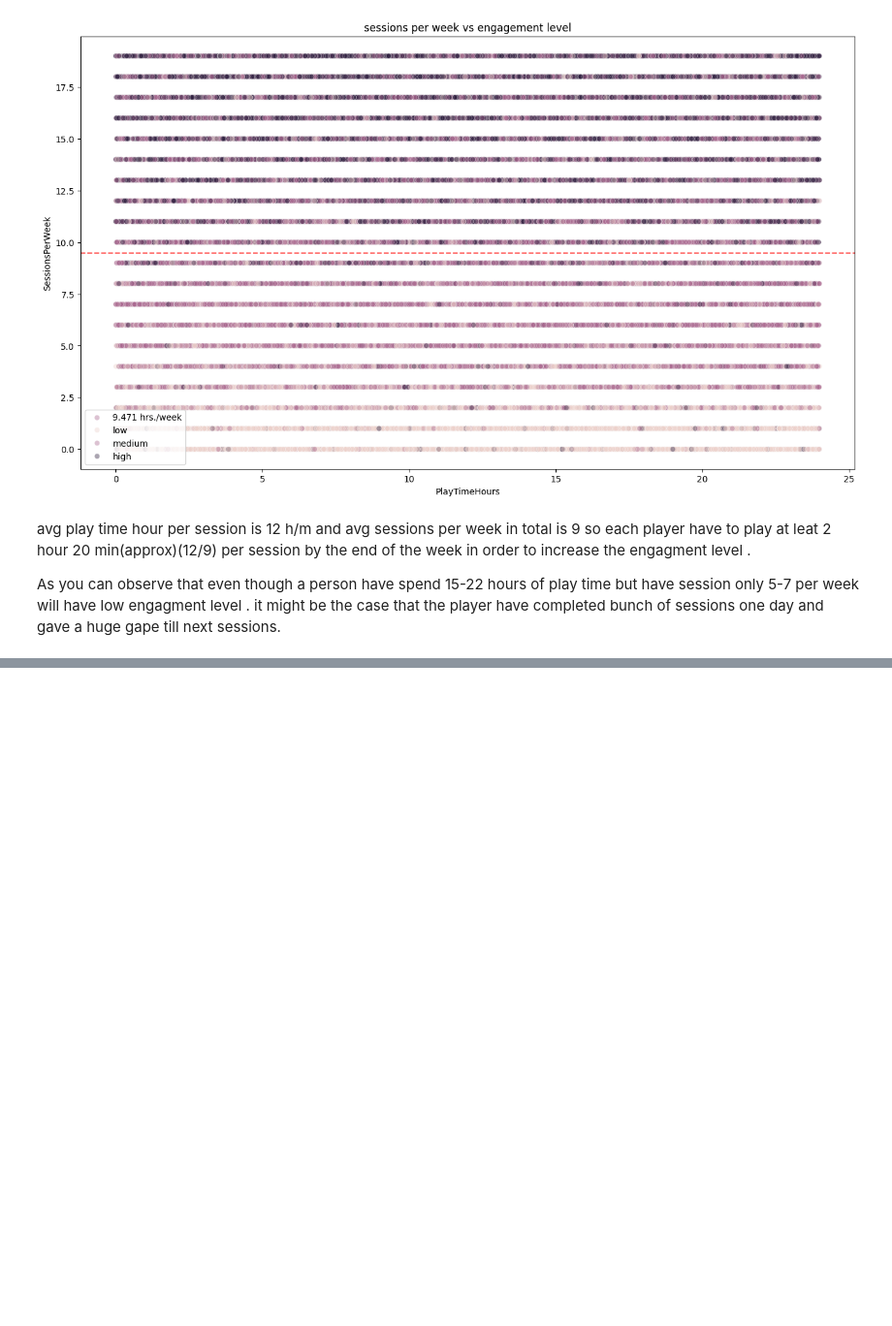
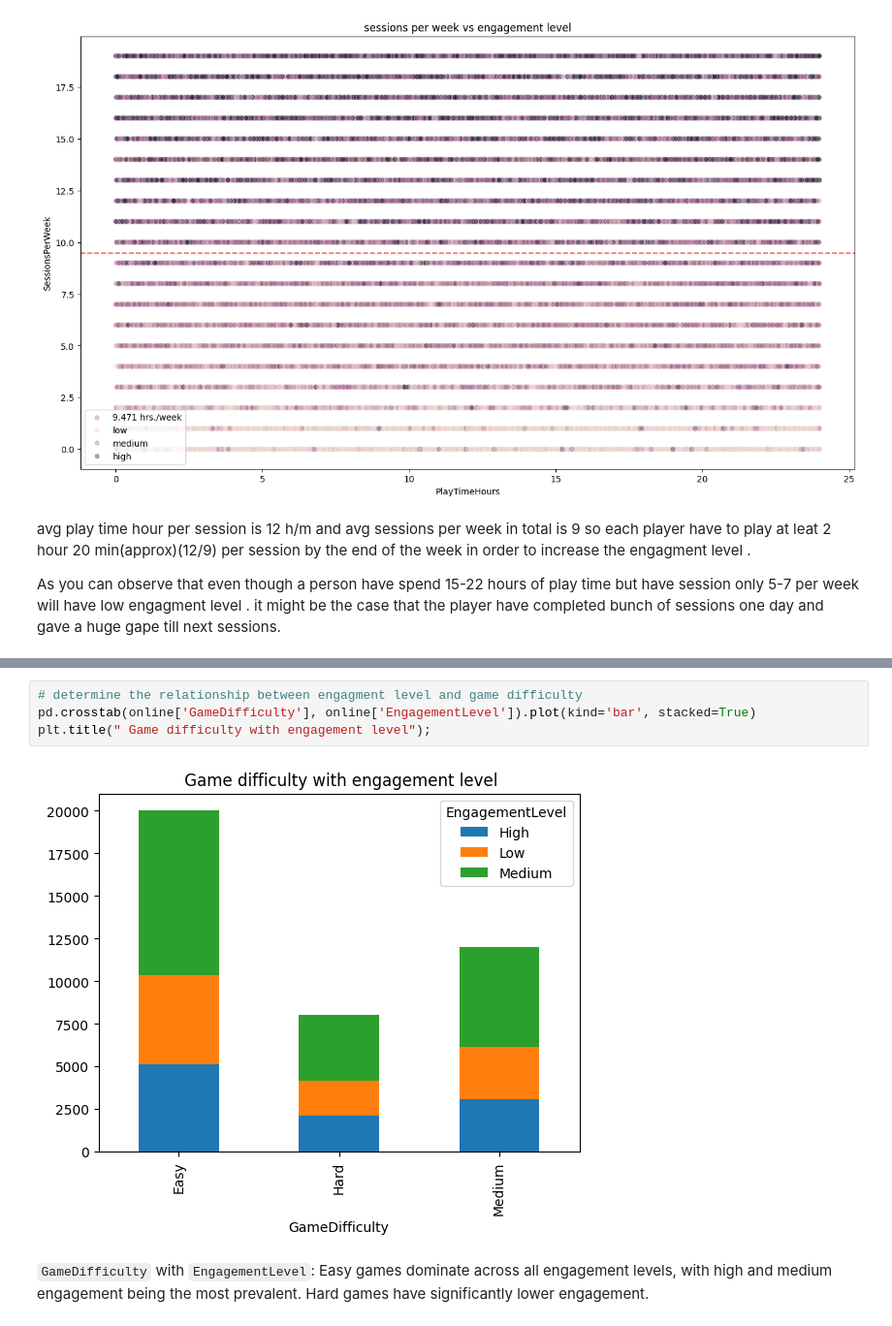
Before and after one commit to Aditya7024/Analytics_Projects, a Jupyter notebook: Game_Analysis/GameExperiment.ipynb, the cells around one changed output, grey strips where cells are left out. Shown at 97% size. Drawn from its saved outputs; the diff is of its cells as text; blank space fills up the shorter version.

```diff
--- a/Game_Analysis/GameExperiment.ipynb
+++ b/Game_Analysis/GameExperiment.ipynb
@@ -388,0 +427,8 @@ np.float64(31.9925313483539)
+# %%
+# determine the relationship between engagment level and game difficulty
+pd.crosstab(online['GameDifficulty'], online['EngagementLevel']).plot(kind='bar', stacked=True)
+plt.title(" Game difficulty with engagement level");
+# %% [output]
+[figure, added]
+# %% [markdown]
+`GameDifficulty` with `EngagementLevel`: Easy games dominate across all engagement levels, with high and medium engagement being the most prevalent. Hard games have significantly lower engagement.
```
Also changed, not shown: parts of 52 cells of this notebook.
